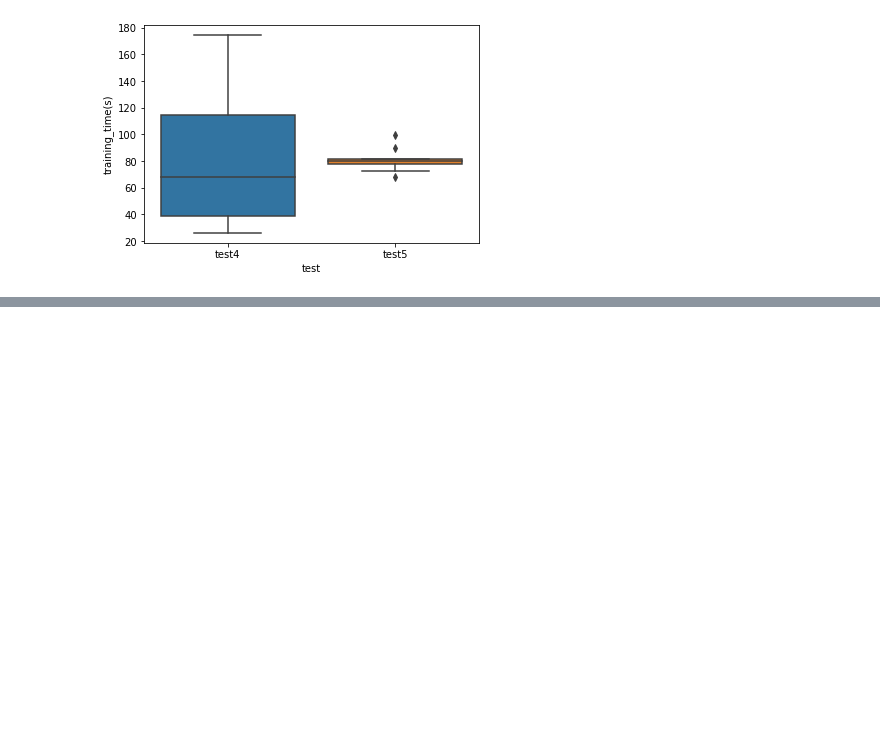
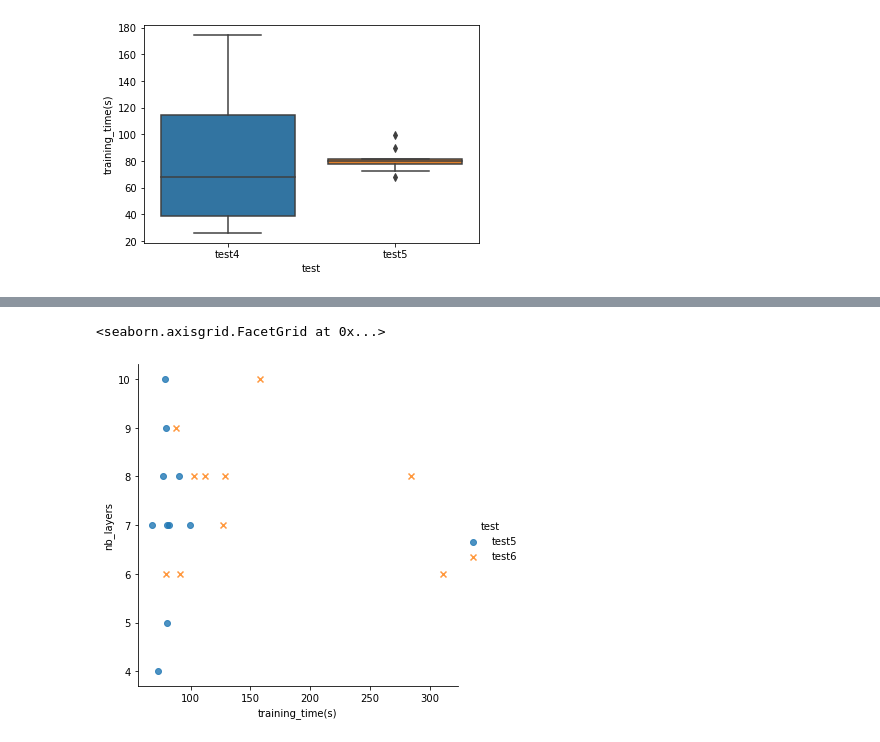
Before and after one commit to AntoineGr1/Memoire_code, a Jupyter notebook: analys_architecture.ipynb, the cells around one changed output, grey strips where cells are left out. Drawn from its saved outputs; the diff is of its cells as text; code cells hidden in the pictures; blank space fills up the shorter version.

Commit message:
test6 changement de dataset pour cifar10

```diff
--- a/analys_architecture.ipynb
+++ b/analys_architecture.ipynb
@@ -415,0 +422,2 @@ nb training parameter ?
+# %%
+test6 = data[50:60]
@@ -415,0 +438,3 @@ nb training parameter ?
+# %%
+test6_result_acc = str_to_float(test6['result_acc'])
+test6_train_time = str_to_float(test6['training_time(s)'])
@@ -415,0 +454,9 @@ nb training parameter ?
+# %%
+test5vs6 = pd.concat([test5,test6])
+# %%
+test5vs6['test'] = ['test5','test5','test5','test5','test5','test5','test5','test5','test5','test5',
+                    'test6','test6','test6','test6','test6','test6','test6','test6','test6','test6']
+test5vs6['training_time(s)'] = test5_train_time + test6_train_time
+test5vs6['result_acc'] = test5_result_acc + test6_result_acc
+
+test5vs6
@@ -415,0 +481,12 @@ nb training parameter ?
+# %%
+sns.lmplot(
+    x='training_time(s)',
+    y='nb_layers',
+    data=test5vs6,
+    hue='test',
+    fit_reg=False,
+    markers=["o", "x"]
+)
+# %% [output]
+<seaborn.axisgrid.FacetGrid at 0x...>
+[figure, added]
```
Also changed, not shown: parts of 24 cells of this notebook, 36 other files.
